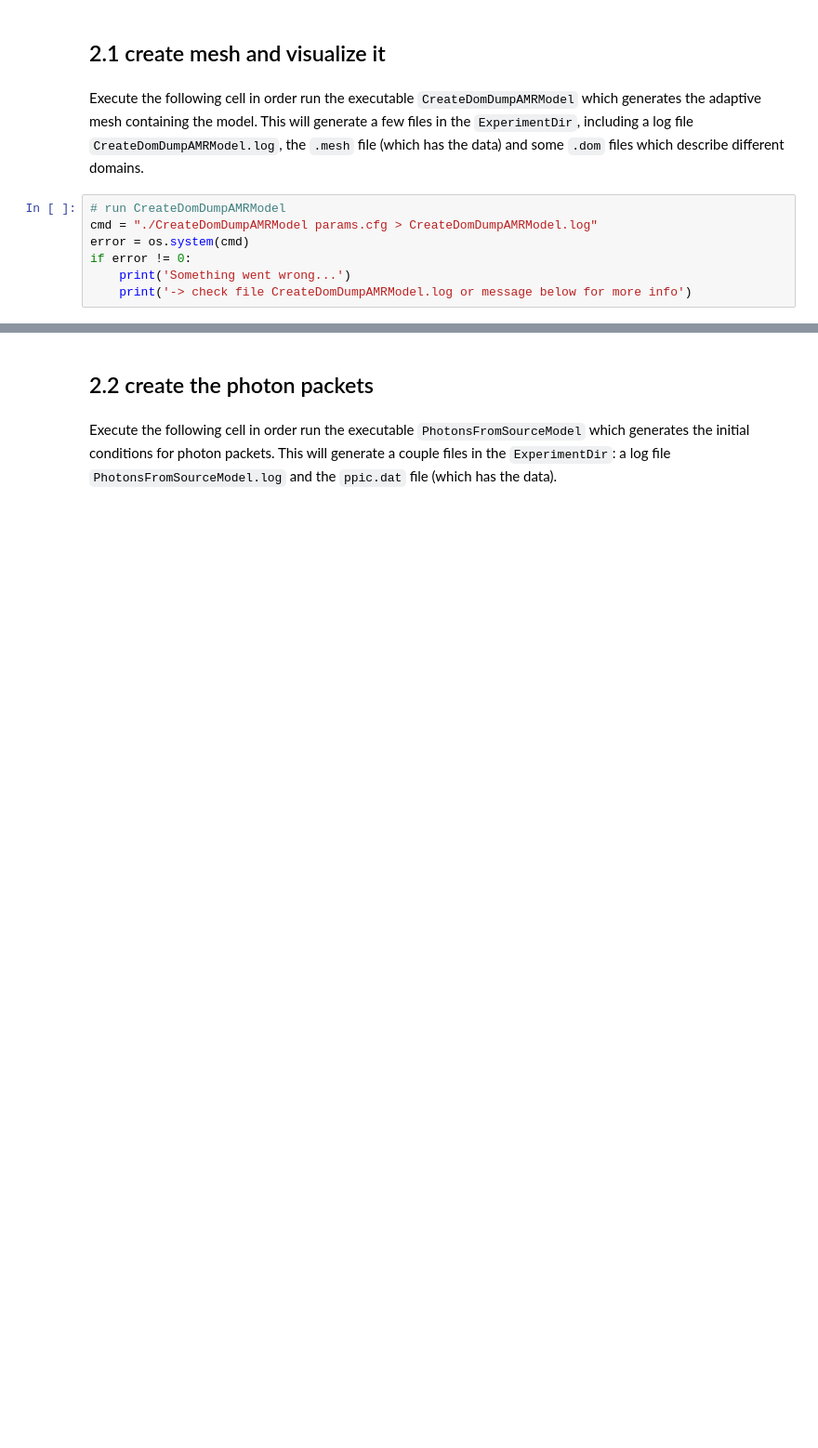
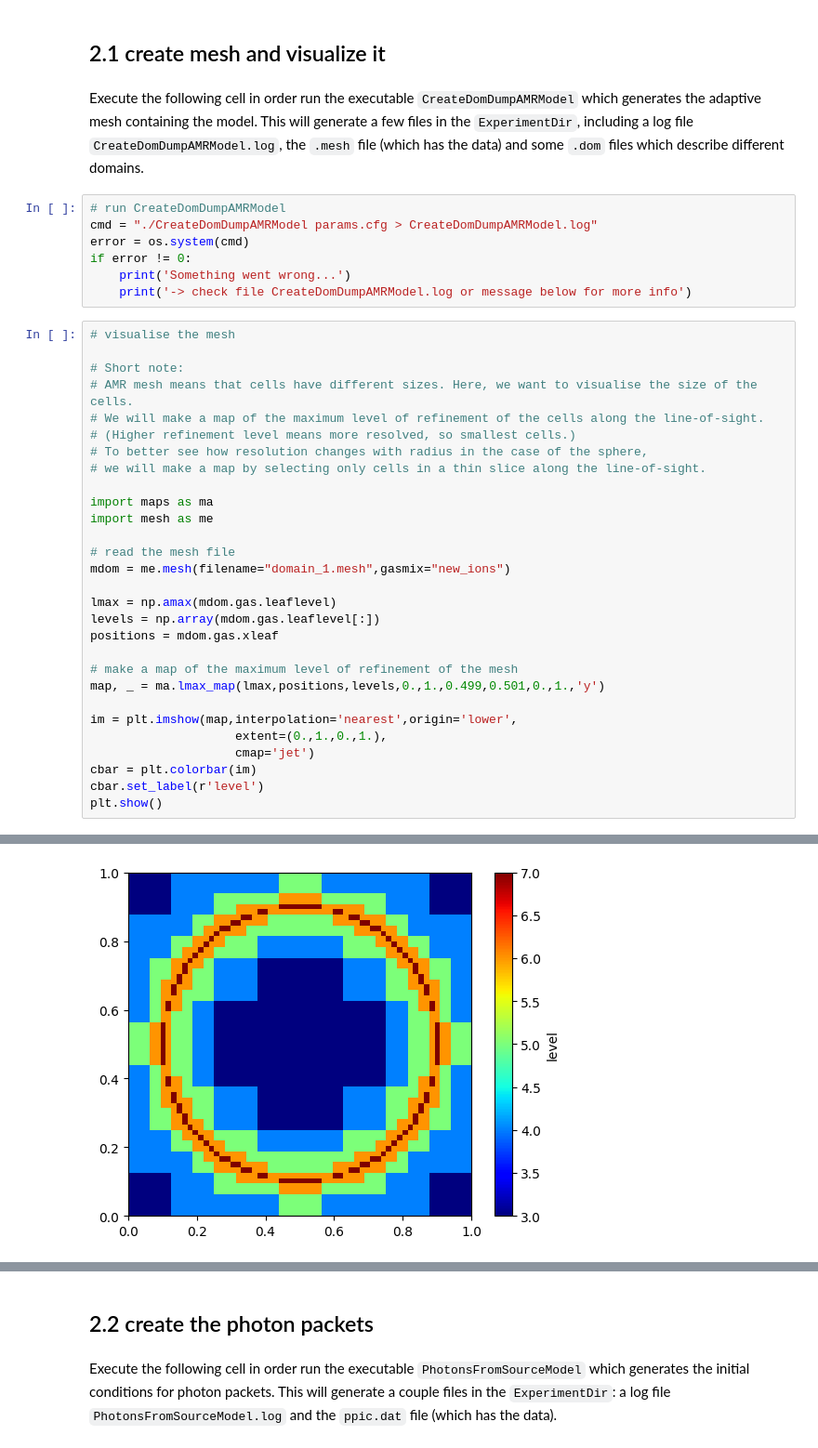
Before and after one commit to Supriyosaha1/Department_project-II, a Jupyter notebook: tutorials/tutorial_1/Tutorial-1.ipynb, the cells around one changed output, grey strips where cells are left out. Shown at 93% size. Cells and saved outputs as stored; diff of their text form; blank space fills up the shorter version.

Commit message:
update tutos to visualise the mesh

```diff
--- a/tutorials/tutorial_1/Tutorial-1.ipynb
+++ b/tutorials/tutorial_1/Tutorial-1.ipynb
@@ -223,3 +223,33 @@ error = os.system(cmd)
 if error != 0:
     print('Something went wrong...')
     print('-> check file CreateDomDumpAMRModel.log or message below for more info')
+# %%
+# visualise the mesh
+
+# Short note:
+# AMR mesh means that cells have different sizes. Here, we want to visualise the size of the cells.
+# We will make a map of the maximum level of refinement of the cells along the line-of-sight.
+# (Higher refinement level means more resolved, so smallest cells.)
+# To better see how resolution changes with radius in the case of the sphere,
+# we will make a map by selecting only cells in a thin slice along the line-of-sight.
+
+import maps as ma
+import mesh as me
+
+# read the mesh file
+mdom = me.mesh(filename="domain_1.mesh",gasmix="new_ions")
+
+lmax = np.amax(mdom.gas.leaflevel)
+levels = np.array(mdom.gas.leaflevel[:])
+positions = mdom.gas.xleaf
+
+# make a map of the maximum level of refinement of the mesh
+map, _ = ma.lmax_map(lmax,positions,levels,0.,1.,0.499,0.501,0.,1.,'y')
+
+im = plt.imshow(map,interpolation='nearest',origin='lower',
+                    extent=(0.,1.,0.,1.),
+                    cmap='jet')
+cbar = plt.colorbar(im)
+cbar.set_label(r'level')
+plt.show()
+# %% [output]
@@ -225,0 +273 @@ if error != 0:
+[figure, added]
```
Also changed, not shown: parts of 8 cells of this notebook, 1 other file.
